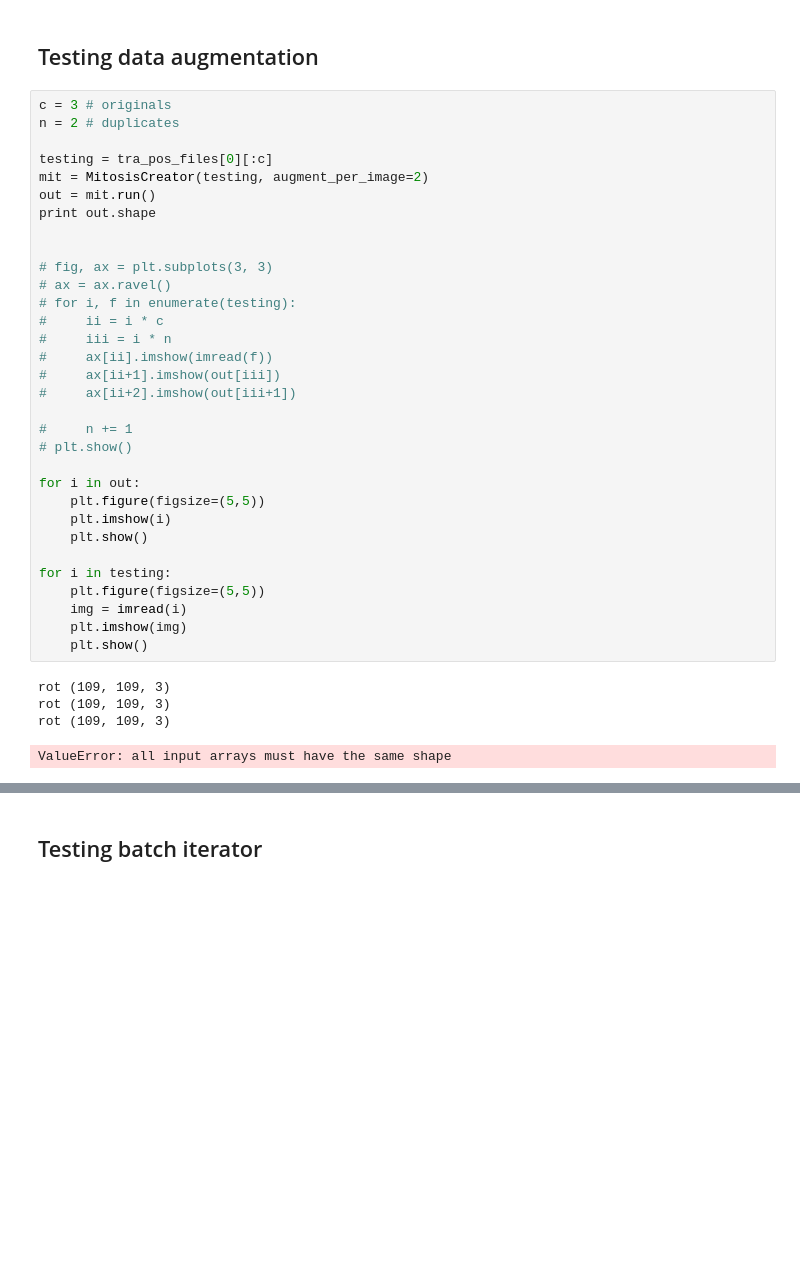
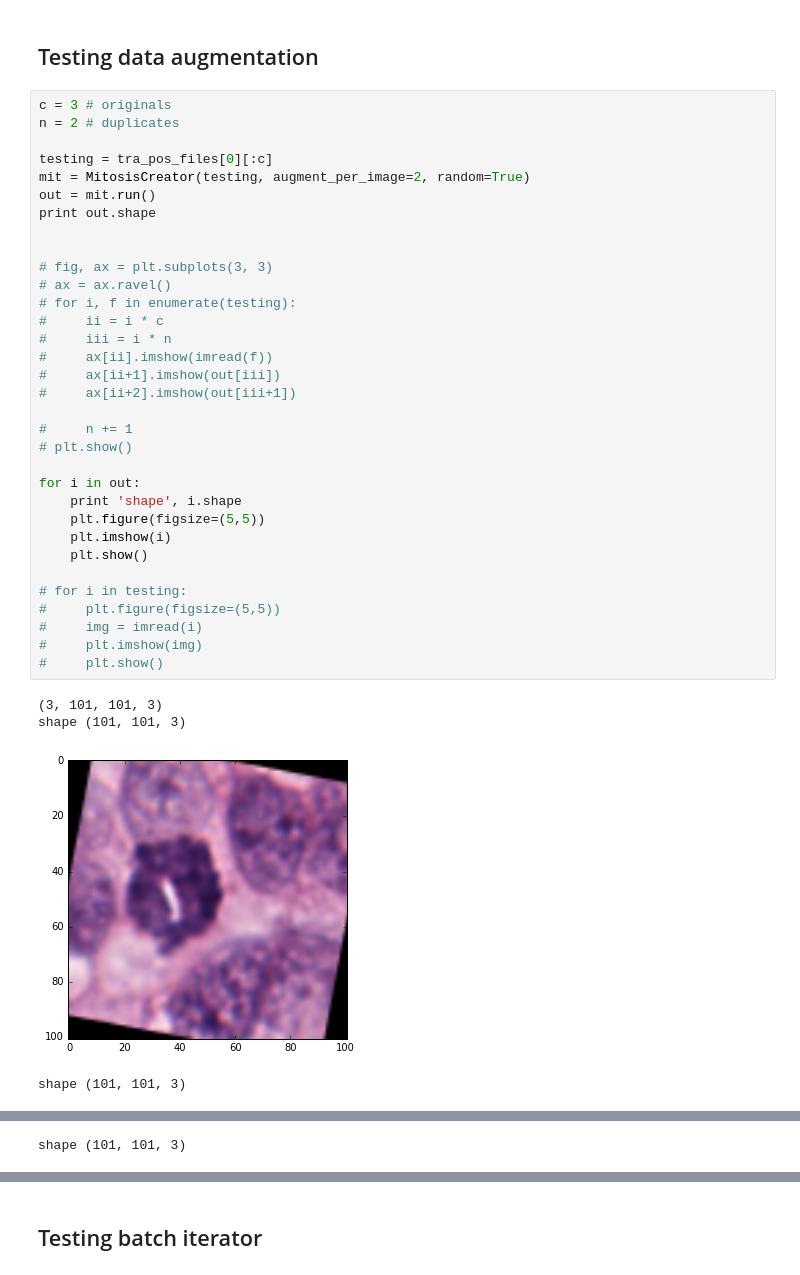
Before and after one commit to skjerns/ISMI, a Jupyter notebook: assignment_8/assignment_8.ipynb, the cells around one changed output, grey strips where cells are left out. Saved outputs shown, nothing was run; the diff lists cells and outputs as text; blank space fills up the shorter version.

Commit message:
creator and batcher seems to work fine now, also together. the rest is left untouched

```diff
--- a/assignment_8/assignment_8.ipynb
+++ b/assignment_8/assignment_8.ipynb
@@ -381,37 +400,38 @@ class MitosisCreator:
 # %%
 c = 3 # originals
 n = 2 # duplicates
 
 testing = tra_pos_files[0][:c]
-mit = MitosisCreator(testing, augment_per_image=2)
+mit = MitosisCreator(testing, augment_per_image=2, random=True)
 out = mit.run()
 print out.shape
 
 
 # fig, ax = plt.subplots(3, 3)
 # ax = ax.ravel()
 # for i, f in enumerate(testing):
 #     ii = i * c
 #     iii = i * n
 #     ax[ii].imshow(imread(f))
 #     ax[ii+1].imshow(out[iii])
 #     ax[ii+2].imshow(out[iii+1])
 
 #     n += 1
 # plt.show()
 
 for i in out:
+    print 'shape', i.shape
     plt.figure(figsize=(5,5))
     plt.imshow(i)
     plt.show()
 
-for i in testing:
-    plt.figure(figsize=(5,5))
-    img = imread(i)
-    plt.imshow(img)
-    plt.show()
+# for i in testing:
+#     plt.figure(figsize=(5,5))
+#     img = imread(i)
+#     plt.imshow(img)
+#     plt.show()
 # %% [output]
-rot (109, 109, 3)
-rot (109, 109, 3)
-rot (109, 109, 3)
+(3, 101, 101, 3)
+shape (101, 101, 3)
+[figure, added]
-ValueError: all input arrays must have the same shape
+shape (101, 101, 3)
@@ -417,0 +439 @@ ValueError: all input arrays must have the same shape
+shape (101, 101, 3)
```
Also changed, not shown: parts of 12 cells of this notebook.
